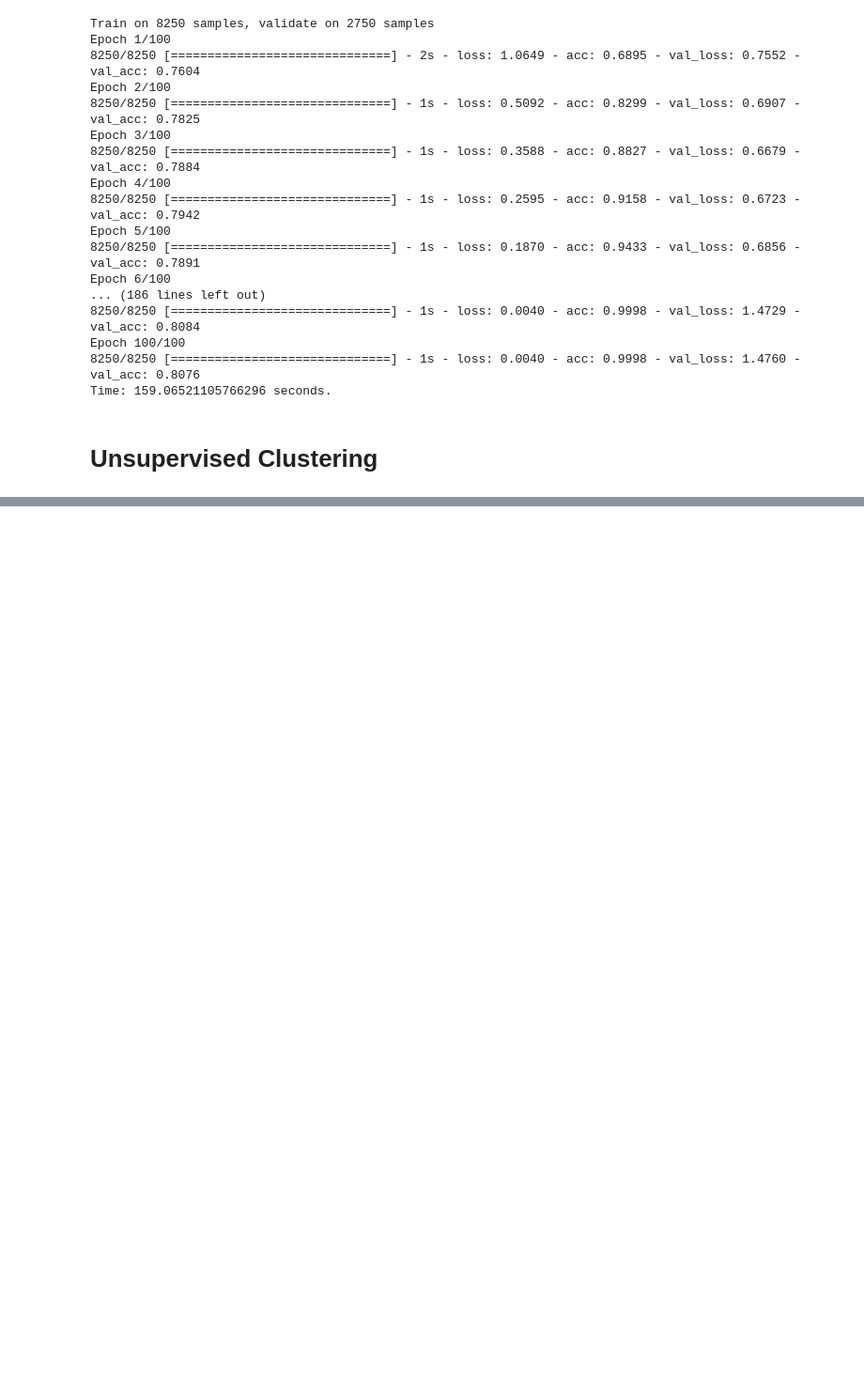
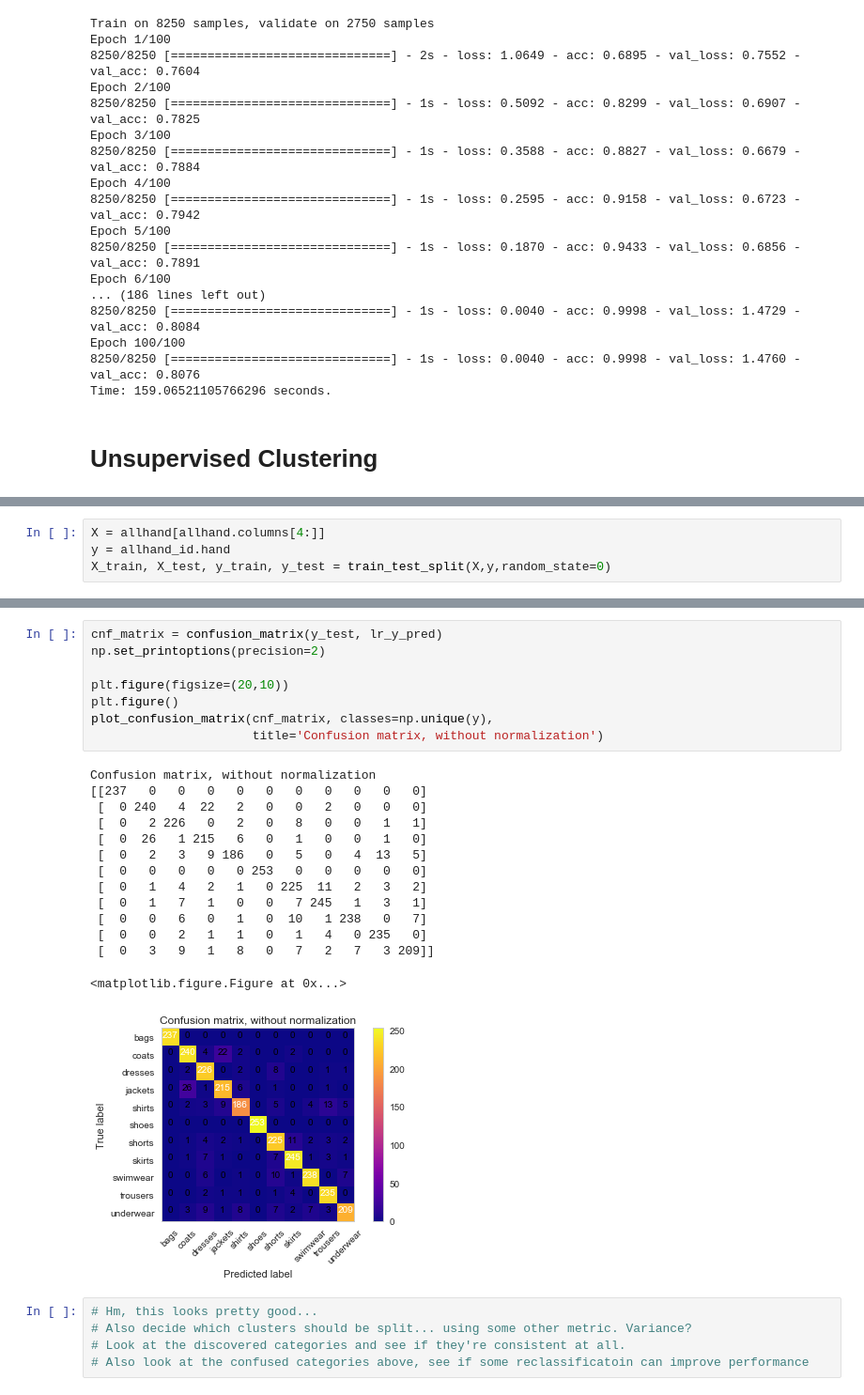
Before and after one commit to janelleszary/intuiShop, a Jupyter notebook: cluster_features.ipynb, the cells around one changed output, grey strips where cells are left out. Shown: that part at 94% size. Cells and saved outputs as stored; diff of their text form; blank space fills up the shorter version.

```diff
--- a/cluster_features.ipynb
+++ b/cluster_features.ipynb
@@ -713,0 +843,4 @@ Time: 159.06521105766296 seconds.
+# %%
+X = allhand[allhand.columns[4:]]
+y = allhand_id.hand
+X_train, X_test, y_train, y_test = train_test_split(X,y,random_state=0)
@@ -713,0 +859,28 @@ Time: 159.06521105766296 seconds.
+# %%
+cnf_matrix = confusion_matrix(y_test, lr_y_pred)
+np.set_printoptions(precision=2)
+
+plt.figure(figsize=(20,10))
+plt.figure()
+plot_confusion_matrix(cnf_matrix, classes=np.unique(y),
+                      title='Confusion matrix, without normalization')
+# %% [output]
+Confusion matrix, without normalization
+[[237   0   0   0   0   0   0   0   0   0   0]
+ [  0 240   4  22   2   0   0   2   0   0   0]
+ [  0   2 226   0   2   0   8   0   0   1   1]
+ [  0  26   1 215   6   0   1   0   0   1   0]
+ [  0   2   3   9 186   0   5   0   4  13   5]
+ [  0   0   0   0   0 253   0   0   0   0   0]
+ [  0   1   4   2   1   0 225  11   2   3   2]
+ [  0   1   7   1   0   0   7 245   1   3   1]
+ [  0   0   6   0   1   0  10   1 238   0   7]
+ [  0   0   2   1   1   0   1   4   0 235   0]
+ [  0   3   9   1   8   0   7   2   7   3 209]]
+<matplotlib.figure.Figure at 0x...>
+[figure, added]
+# %%
+# Hm, this looks pretty good...
+# Also decide which clusters should be split... using some other metric. Variance?
+# Look at the discovered categories and see if they're consistent at all.
+# Also look at the confused categories above, see if some reclassificatoin can improve performance
```
Also changed, not shown: parts of 30 cells of this notebook.
